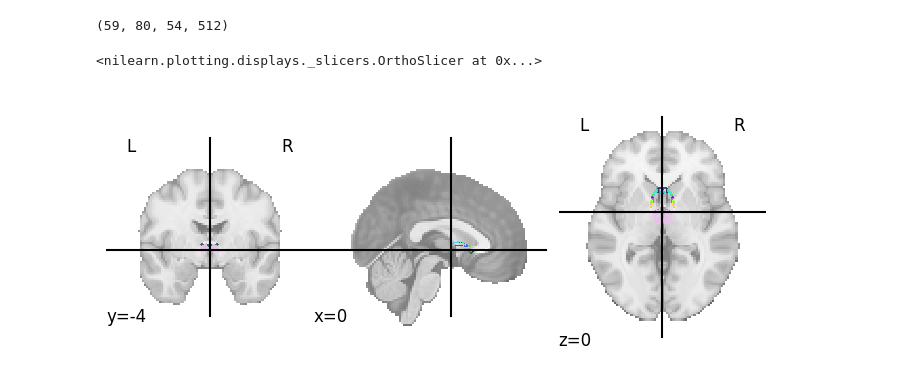
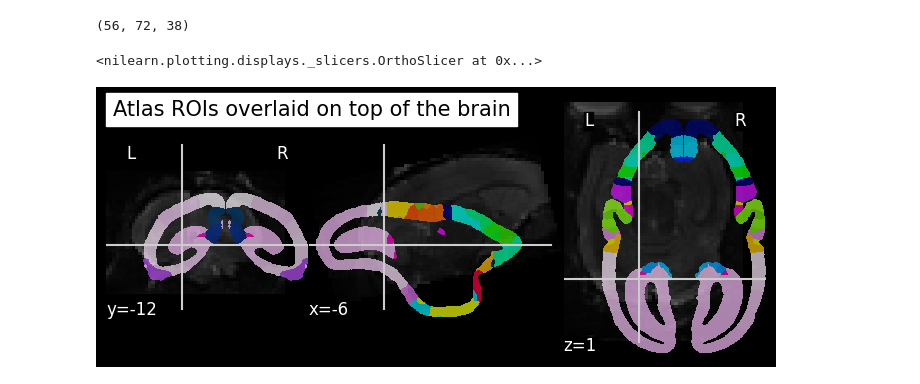
Before and after one commit to Hana-Ali/Deep-Learning-For-SC, a Jupyter notebook: Marmoset_Residual_Training/data_preprocessing/fmri_processing.ipynb, the cells around one changed output. Drawn from its saved outputs; the diff is of its cells as text; code cells hidden in the pictures.

Commit message:
fmri preprocessing nilearn works, need to register

```diff
--- a/Marmoset_Residual_Training/data_preprocessing/fmri_processing.ipynb
+++ b/Marmoset_Residual_Training/data_preprocessing/fmri_processing.ipynb
@@ -3,16 +3,26 @@ import nibabel as nib
 import nilearn
 import os
 
-fmri_path = "D:\MBM_fmri\sub-NIHm32\ses-01\sub-NIHm32_ses-01_task-rest_run-LR-1.nii.gz"
-atlas_path = "D:\Brain-MINDS\BMCR_STPT_template\Atlases\MBCA_mapped\\atlas_segmentation.nii.gz"
+# Whether in the labs or not
+labs = True
+
+if labs:
+    fmri_path = "/media/hsa22/Expansion/MBM_fmri/sub-NIHm32/ses-01/sub-NIHm32_ses-01_task-rest_run-LR-1.nii.gz"
+    atlas_path = "/media/hsa22/Expansion/Brain-MINDS/BMCR_STPT_template/Atlases/Marmoset_Brain_Mapping_v2.1.2_20200131/Marmoset_Brain_Mapping_v2.1.2_20200131/MBM_cortex_vPaxinos_80um.nii.gz"
+    template_path = "/media/hsa22/Expansion/MBM_dmri/BIDS-sourcedata-dMRI/sub-NIHm32/ses-00/dwi/b0.nii.gz"
+else:
+    fmri_path = "D:\MBM_fmri\sub-NIHm32\ses-01\sub-NIHm32_ses-01_task-rest_run-LR-1.nii.gz"
+    atlas_path = "D:\Brain-MINDS\BMCR_STPT_template\Atlases\MBCA_mapped\\atlas_segmentation.nii.gz"
 # %%
-fmri_data = nib.load(fmri_path).get_fdata()
-print(fmri_data.shape)
+dwi = nib.load(template_path)
+dwi_data = dwi.get_fdata()
+print(dwi_data.shape)
 # %% [output]
-(59, 80, 54, 512)
+(56, 72, 38)
-# %%
-from nilearn import plotting
-plotting.plot_roi(atlas_path)
-# %% [output]
-<nilearn.plotting.displays._slicers.OrthoSlicer at 0x...>
-[figure, removed]
+# %%
+from nilearn import plotting
+#https://lukas-snoek.com/NI-edu/fMRI-introduction/week_7/nilearn.html
+plotting.plot_roi(atlas_path, bg_img=template_path, title="Atlas ROIs overlaid on top of the brain")
+# %% [output]
+<nilearn.plotting.displays._slicers.OrthoSlicer at 0x...>
+[figure, added]
```
